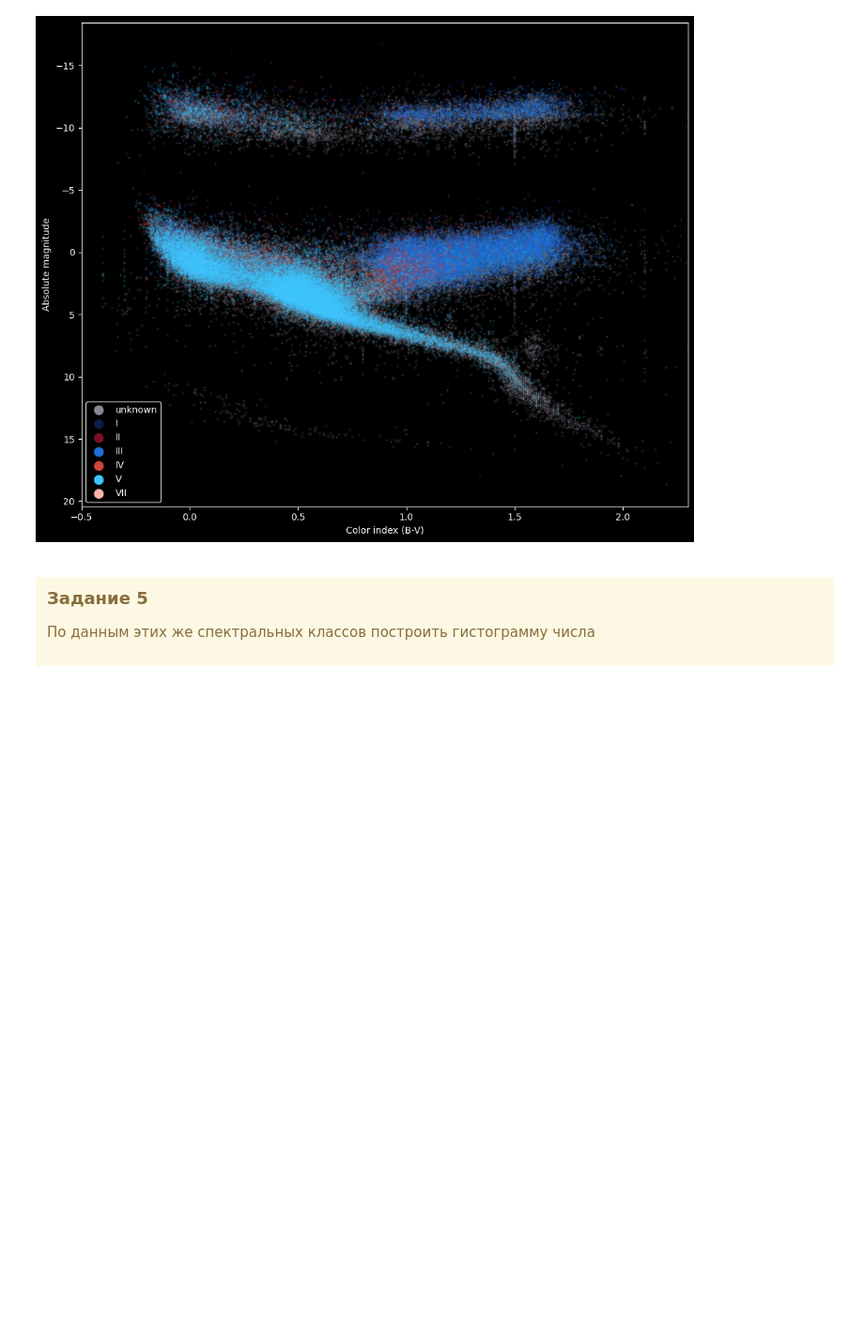
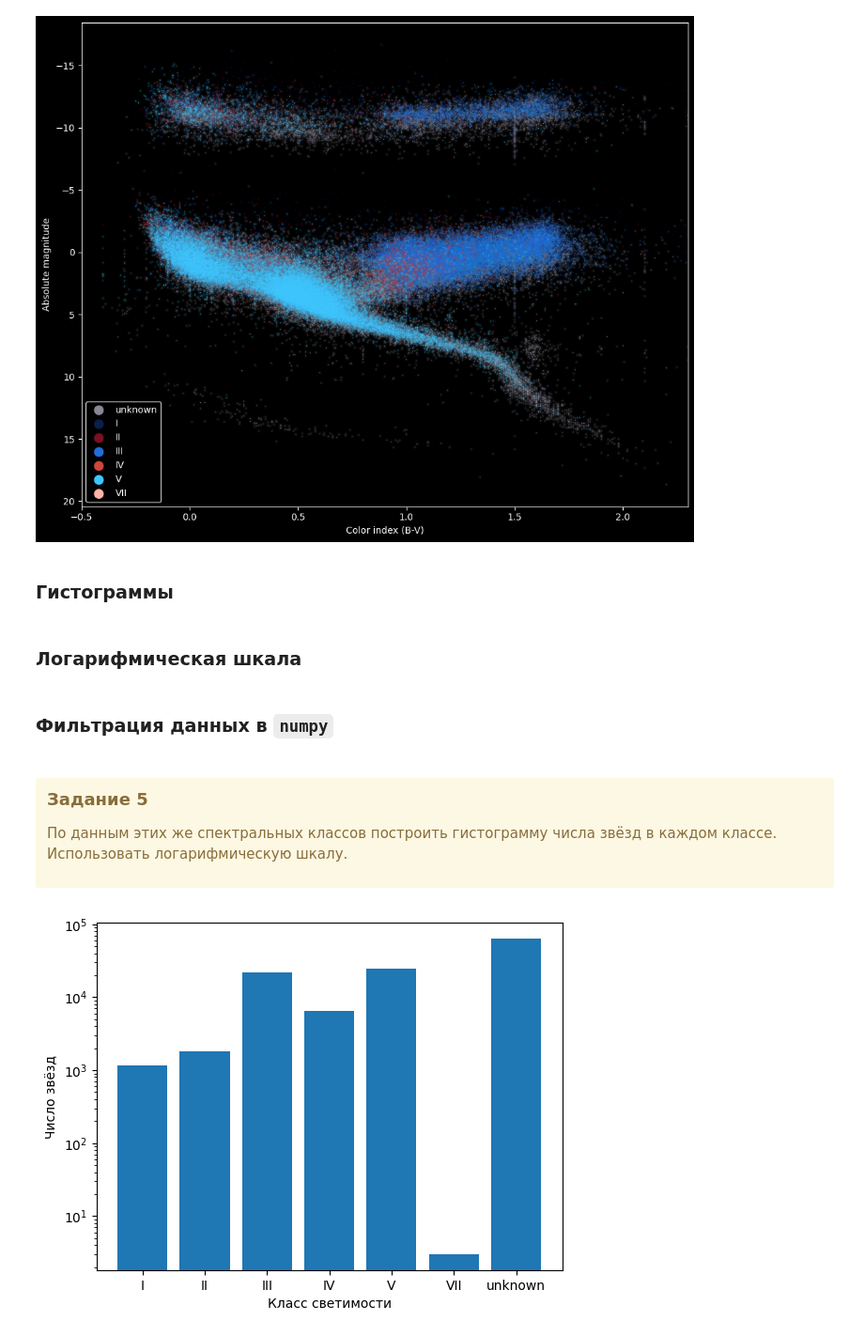
Before and after one commit to Kraysent/apsh-3, a Jupyter notebook: school/02/02_matplotlib/02_matplotlib.ipynb, the cells around one changed output. Shown at 94% size. Cells and saved outputs as stored; diff of their text form; code cells hidden in the pictures; blank space fills up the shorter version.

Commit message:
some more graph types

```diff
--- a/school/02/02_matplotlib/02_matplotlib.ipynb
+++ b/school/02/02_matplotlib/02_matplotlib.ipynb
@@ -260,11 +262,39 @@ legend = ax.legend(markerscale=15, facecolor="black", edgecolor="white", labelco
 plt.tight_layout()
 # %% [output]
 [figure]
+# %% [markdown]
+### Гистограммы
+# %% [markdown]
+### Логарифмическая шкала
+# %% [markdown]
+### Фильтрация данных в `numpy`
 # %% [markdown]
 <div class="alert alert-block alert-warning" style="margin-top: 20px">
 
 <font size=4>**Задание 5**</font>
 
-По данным этих же спектральных классов построить гистограмму числа
+По данным этих же спектральных классов построить гистограмму числа звёзд в каждом классе. Использовать логарифмическую шкалу.
 
 </div>
+# %%
+import numpy as np
+import matplotlib.pyplot as plt
+
+arr = np.genfromtxt(
+    "data/hr.csv",
+    delimiter=",",
+    names=True,
+    dtype=None,
+)
+
+lum = arr["luminosity_class"]
+lum_mapped = np.where(lum == "", "unknown", lum)
+classes, counts = np.unique(lum_mapped, return_counts=True)
+
+plt.bar(classes, counts)
+plt.xlabel("Класс светимости")
+plt.ylabel("Число звёзд")
+plt.yscale("log")
+plt.show()
+# %% [output]
+[figure, added]
```
Also changed, not shown: parts of 10 cells of this notebook, 3 other files.
